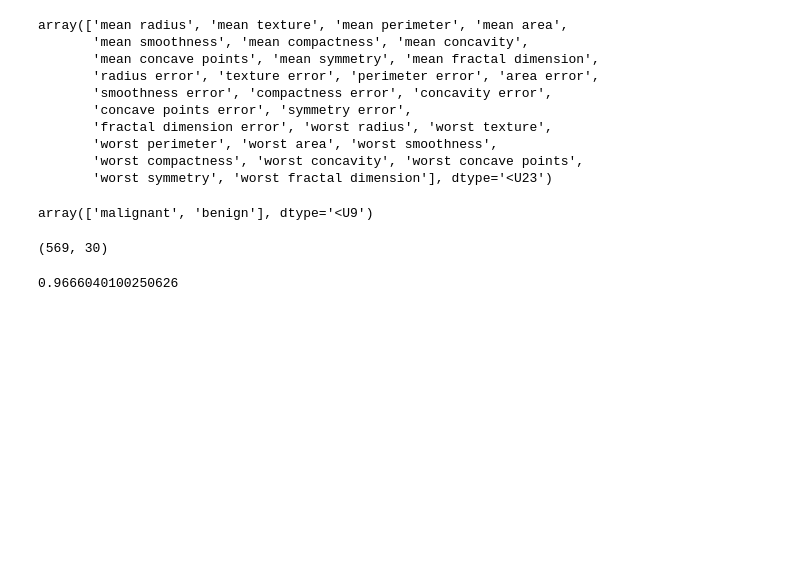
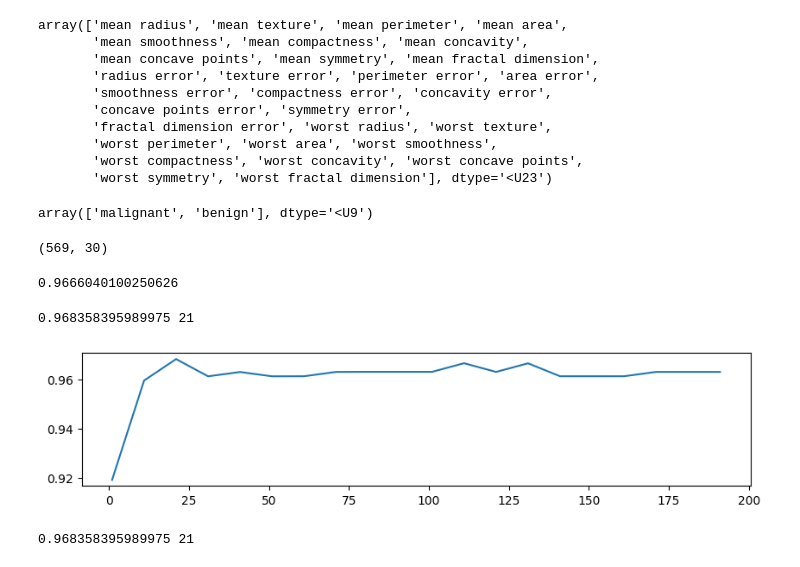
Before and after one commit to Ripple3547/caicai-sklearn, a Jupyter notebook: codes/2_example.ipynb, the cells around one changed output. Drawn from its saved outputs; the diff is of its cells as text; code cells hidden in the pictures; blank space fills up the shorter version.

Commit message:
vault backup: 2026-06-09 21:38:09, 6 files committed.
Affected files:
3 数据预处理.md
codes/2_example.ipynb
codes/3.ipynb
codes/Narrativedata.csv
codes/digit recognizor.csv
image/image-6.webp

```diff
--- a/codes/2_example.ipynb
+++ b/codes/2_example.ipynb
@@ -35,3 +35,33 @@ score = cross_val_score(rfc, data.data,data.target, cv=10).mean()
 score
 # %% [output]
 0.9666040100250626
+# %%
+scorel = []
+
+for i in range(0, 200, 10):
+    rfc = RandomForestClassifier(n_estimators=i+1, random_state=42, n_jobs=-1)
+    score = cross_val_score(rfc, data.data, data.target, cv=10).mean()
+
+    scorel.append(score)
+# %%
+print(max(scorel), [*range(1, 201, 10)][scorel.index(max(scorel))])
+# %% [output]
+0.968358395989975 21
+# %%
+plt.figure(figsize=[10, 2])
+plt.plot(range(1,201, 10), scorel)
+plt.show()
+# %% [output]
+[figure, added]
+# %%
+scorel1 = []
+
+for i in range(15, 28):
+    rfc = RandomForestClassifier(n_estimators=i, random_state=42, n_jobs=-1)
+    score = cross_val_score(rfc, data.data, data.target, cv=10).mean()
+
+    scorel1.append(score)
+
+print(max(scorel1), [*range(15, 28)][scorel1.index(max(scorel1))])
+# %% [output]
+0.968358395989975 21
```
Also changed, not shown: parts of 13 cells of this notebook, 5 other files.
